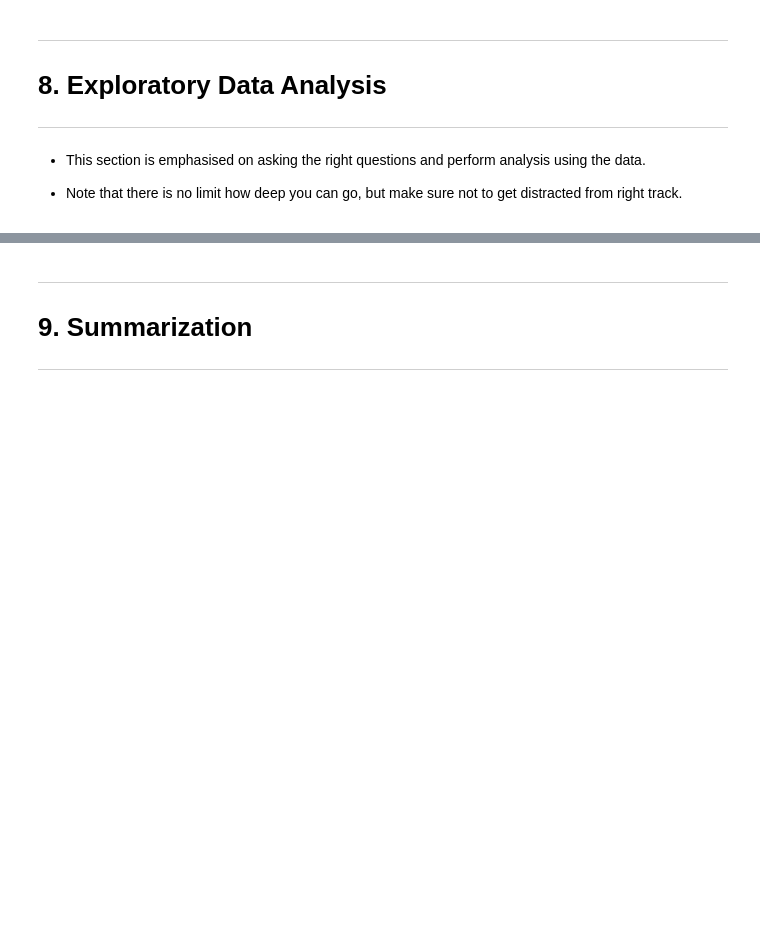
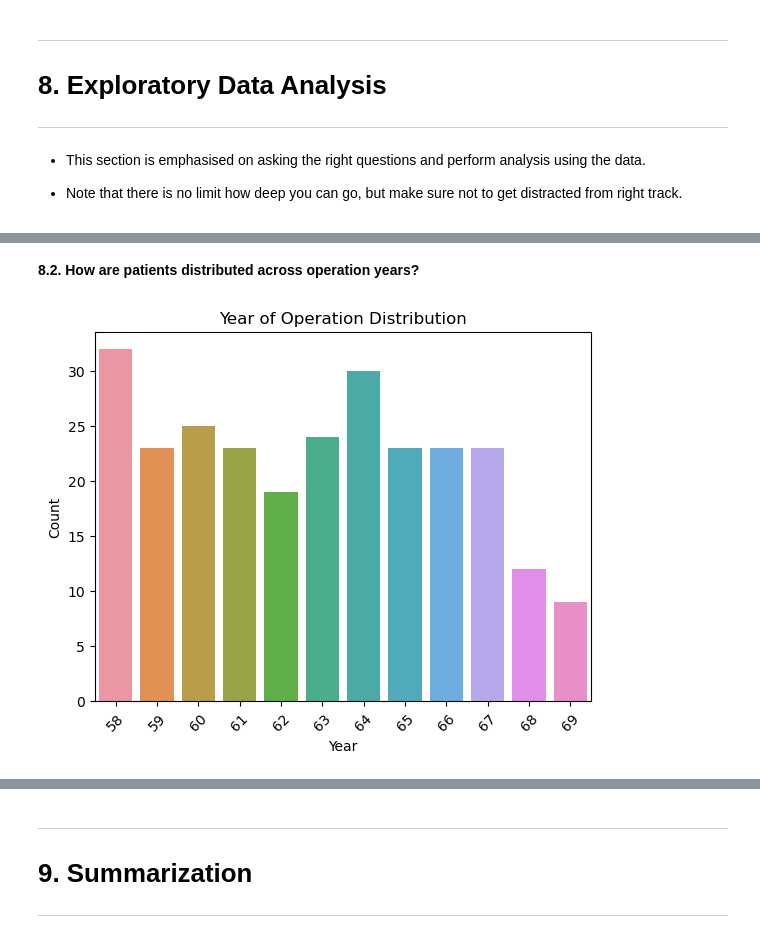
Before and after one commit to amitkharche/exploratory_data_analysis_projects_amit_kharche, a Jupyter notebook: EDA_Breast_Cancer_Survival_amit_kharche/EDA_Breast_Cancer_Survival_Amit_Kharche.ipynb, the cells around one changed output, grey strips where cells are left out. Drawn from its saved outputs; the diff is of its cells as text; code cells hidden in the pictures; blank space fills up the shorter version.

```diff
--- a/EDA_Breast_Cancer_Survival_amit_kharche/EDA_Breast_Cancer_Survival_Amit_Kharche.ipynb
+++ b/EDA_Breast_Cancer_Survival_amit_kharche/EDA_Breast_Cancer_Survival_Amit_Kharche.ipynb
@@ -222,0 +396,12 @@ Data Shape: (6497, 12)
+# %% [markdown]
+<a name = Section82></a>
+**8.2. How are patients distributed across operation years?**
+# %%
+sns.countplot(x='years_of_operation', data=data)
+plt.title('Year of Operation Distribution')
+plt.xlabel('Year')
+plt.ylabel('Count')
+plt.xticks(rotation=45)
+plt.show()
+# %% [output]
+[figure, added]
```
Also changed, not shown: parts of 74 cells of this notebook, 10 other files.
